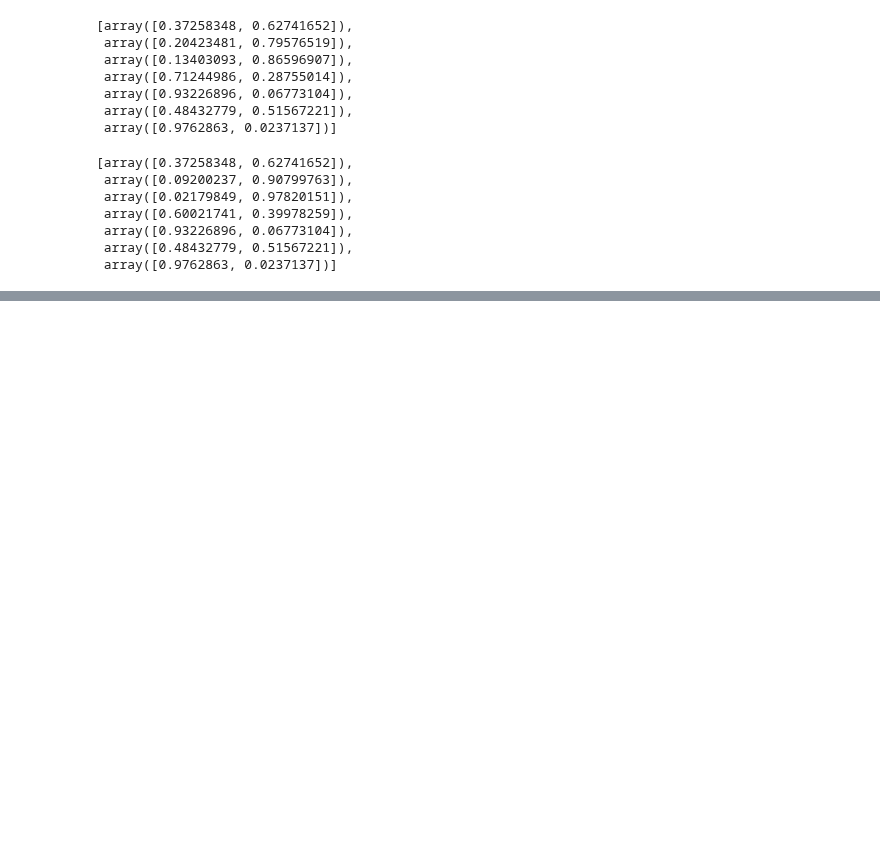
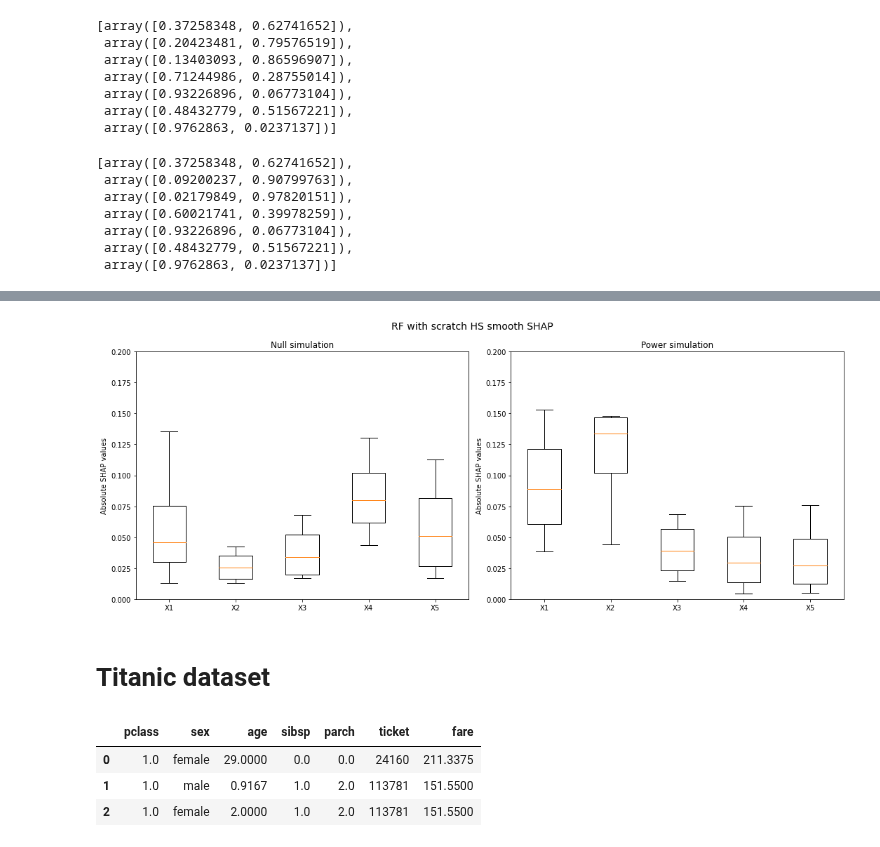
Before and after one commit to markusloecher/TreeBasedModel, a Jupyter notebook: notebooks/HS_SmSHAP.ipynb, the cells around one changed output, grey strips where cells are left out. Saved outputs shown, nothing was run; the diff lists cells and outputs as text; code cells hidden in the pictures; blank space fills up the shorter version.

Commit message:
Notebook for HS with smooth SHAP

```diff
--- a/notebooks/HS_SmSHAP.ipynb
+++ b/notebooks/HS_SmSHAP.ipynb
@@ -221,0 +343,22 @@ HS_vals
+# %%
+#Null simulation
+fig, axs = plt.subplots(1,2, figsize=(15,6))
+x_label = ["X1", "X2", "X3", "X4", "X5"]
+
+fig.suptitle('RF with scratch HS smooth SHAP', fontsize=14)
+
+axs[0].boxplot(np.abs(np.array(shap_imps_nullRF[0])).mean(axis=1), labels=x_label)
+axs[0].set_title('Null simulation')
+axs[0].set_ylabel("Absolute SHAP values")
+
+axs[1].boxplot(np.abs(np.array(shap_imps_powerRF[1])).mean(axis=1), labels=x_label)
+axs[1].set_title('Power simulation')
+axs[1].set_ylabel("Absolute SHAP values")
+
+plt.setp(axs, ylim=[0,0.2]) #set global ylim for all suplots
+
+fig.tight_layout();
+# %% [output]
+[figure, added]
+# %% [markdown]
+# Titanic dataset
@@ -221,0 +371,7 @@ HS_vals
+# %%
+X.head(3)
+# %% [output]
+|  | pclass | sex | age | sibsp | parch | ticket | fare |
+| 0 | 1.0 | female | 29.0000 | 0.0 | 0.0 | 24160 | 211.3375 |
+| 1 | 1.0 | male | 0.9167 | 1.0 | 2.0 | 113781 | 151.5500 |
+| 2 | 1.0 | female | 2.0000 | 1.0 | 2.0 | 113781 | 151.5500 |
```
Also changed, not shown: parts of 20 cells of this notebook, 2 other files.
